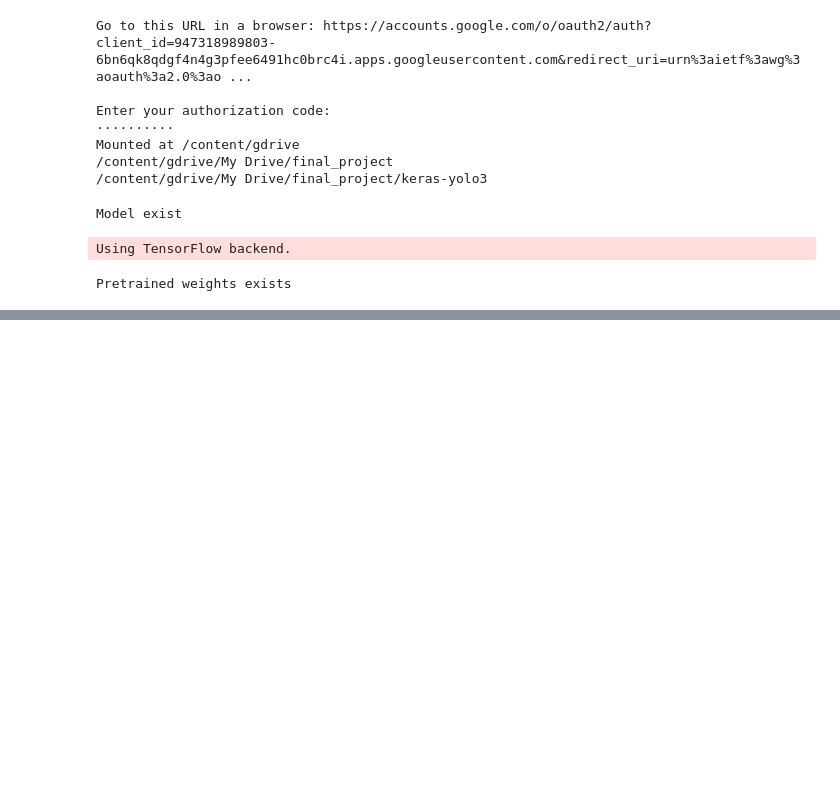
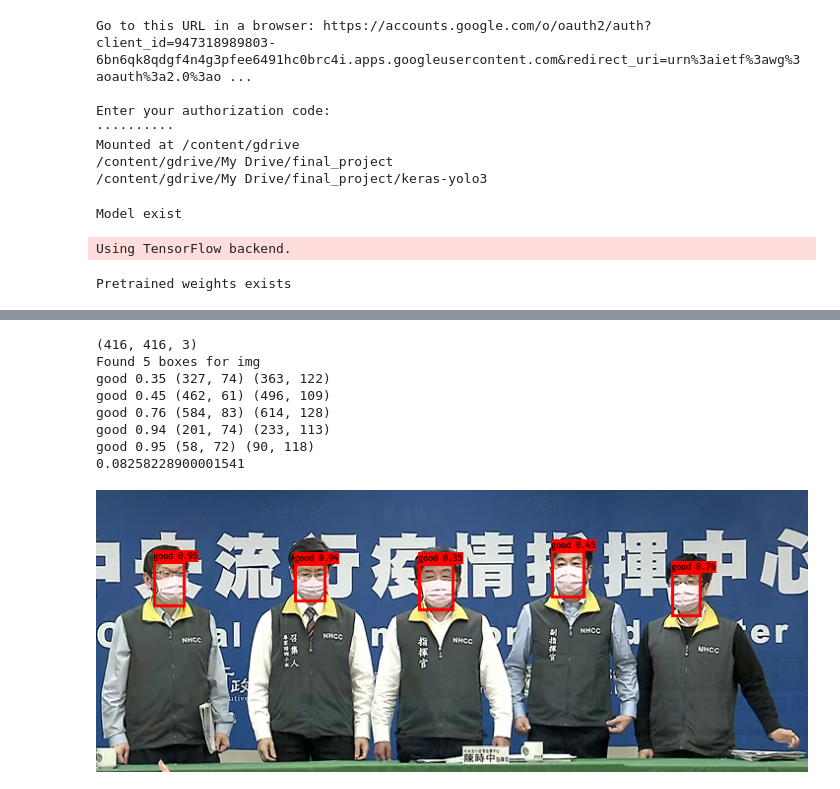
Before and after one commit to Hsieh-Cheng-Han/2nd-DL-CVMarathon, a Jupyter notebook: homework/Final.ipynb, the cells around one changed output, grey strips where cells are left out. Cells and saved outputs as stored; diff of their text form; code cells hidden in the pictures; blank space fills up the shorter version.

```diff
--- a/homework/Final.ipynb
+++ b/homework/Final.ipynb
@@ -278 +295,15 @@ good 1.00 (254, 227) (621, 563)
+# %%
+# 測試最後結果，我們從網路上抓一些圖片進行測試
+r_image = yolo_model.detect_image(Image.open('mask_test/test_2.jpg'))
+r_image
+# %% [output]
+(416, 416, 3)
+Found 5 boxes for img
+good 0.35 (327, 74) (363, 122)
+good 0.45 (462, 61) (496, 109)
+good 0.76 (584, 83) (614, 128)
+good 0.94 (201, 74) (233, 113)
+good 0.95 (58, 72) (90, 118)
+0.08258228900001541
+[figure, added]
 # %%
```
Also changed, not shown: parts of 7 cells of this notebook, 1 other file.
